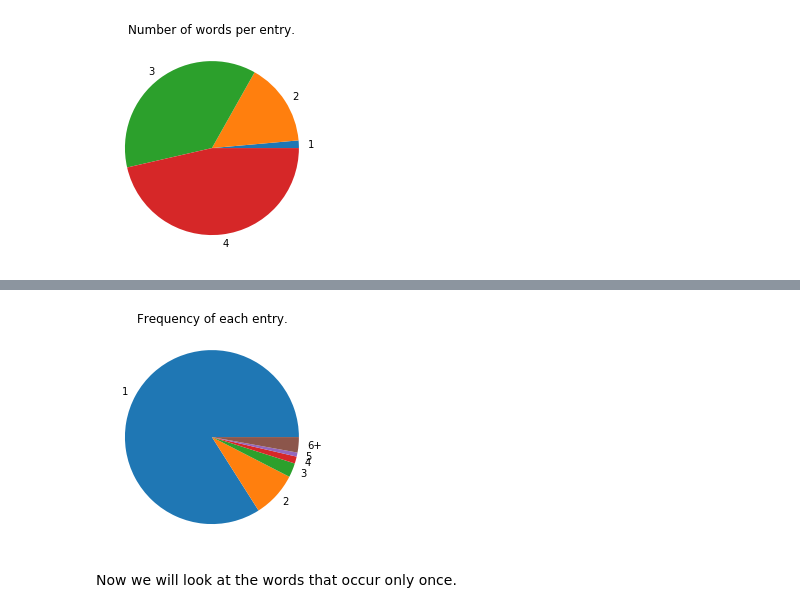
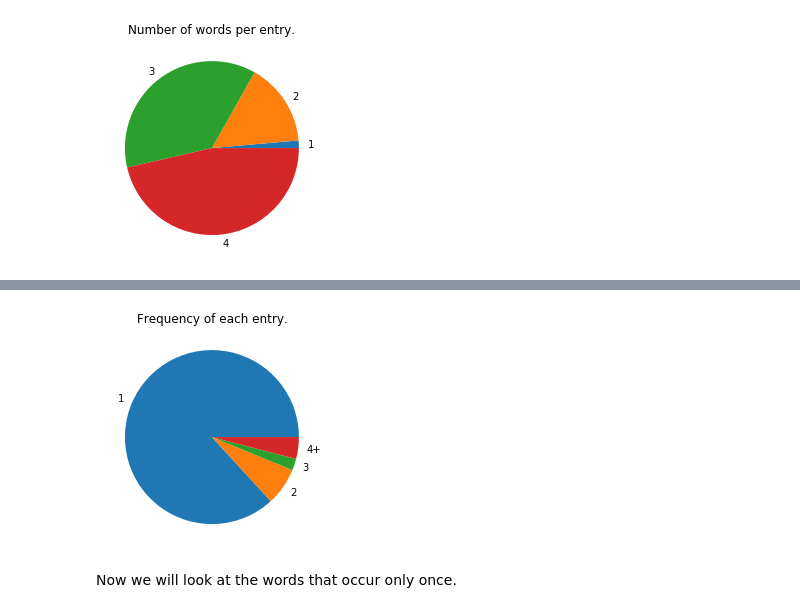
Before and after one commit to carlosfranzreb-uni/thesis_processing, a Jupyter notebook: analysis/vocab.ipynb, the cells around one changed output, grey strips where cells are left out. Cells and saved outputs as stored; diff of their text form; code cells hidden in the pictures.

```diff
--- a/analysis/vocab.ipynb
+++ b/analysis/vocab.ipynb
@@ -5,4 +5,4 @@ import json
 from collections import Counter
 from matplotlib import pyplot as plt
 # %%
-vocab = json.load(open('../data/vocab/repo_vocab_1625583660.json'))
+vocab = json.load(open('../data/vocab/repo_vocab.json'))
@@ -12,3 +16,7 @@ len_cnt = Counter([word.count(' ')+1 for word in vocab])
 len_cnt.most_common()
 # %% [output]
 [(4, 4127442), (3, 3267927), (2, 1371679), (1, 125575)]
+# %%
+total = [4127442, 3267927, 1371679, 125575]
+for i in total:
+    print(i/sum(total))
@@ -27,11 +40,11 @@ There are 8892623 words in the vocabulary.
 # %%
-x = [str(i) for i in range(1, 6)] + ['6+']
-y = [i[1] for i in vocab_cnt.most_common(5)] + [sum([i[1] for i in vocab_cnt.most_common()][5:])]
+x = [str(i) for i in range(1, 4)] + ['4+']
+y = [i[1] for i in vocab_cnt.most_common(3)] + [sum([i[1] for i in vocab_cnt.most_common()][3:])]
 plt.pie(y, labels=x)
 plt.title('Frequency of each entry.')
 plt.show()
 # %% [output]
-[figure, old version]
+[figure, new version]
 # %% [markdown]
 Now we will look at the words that occur only once.
 # %%
```
Also changed, not shown: parts of 16 cells of this notebook.
